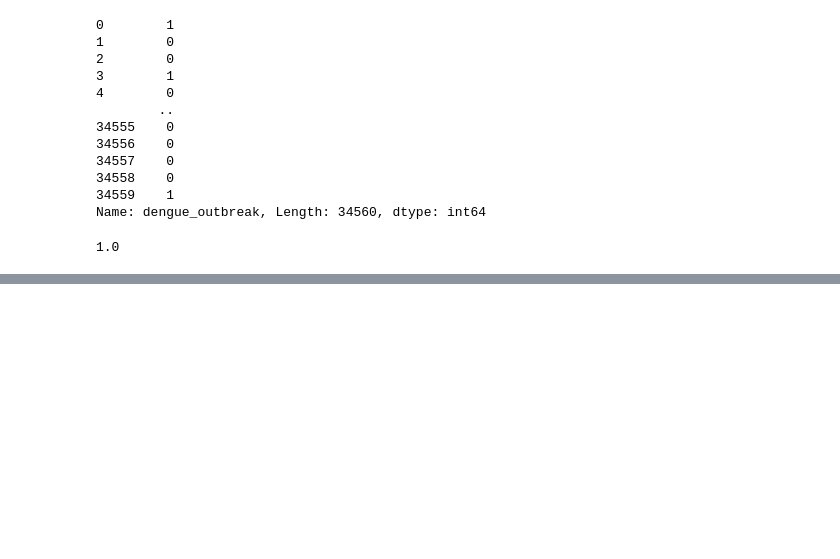
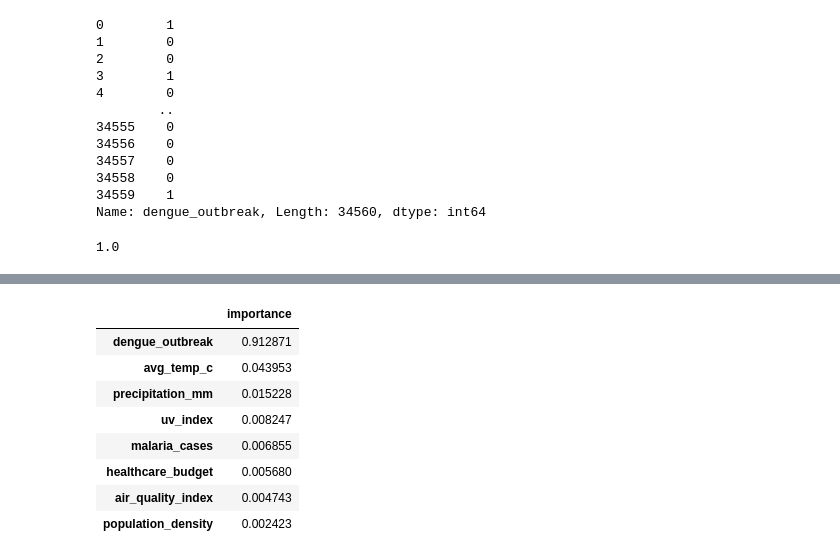
Before and after one commit to nchamara91/MLAssigmentNew, a Jupyter notebook: model/model_training.ipynb, the cells around one changed output, grey strips where cells are left out. Saved outputs shown, nothing was run; the diff lists cells and outputs as text; code cells hidden in the pictures; blank space fills up the shorter version.

```diff
--- a/model/model_training.ipynb
+++ b/model/model_training.ipynb
@@ -69,0 +82,13 @@ rf.score(X_test, y_test)
+# %%
+features =  pd.DataFrame(rf.feature_importances_, index=X.columns, columns=['importance']).sort_values('importance', ascending=False)
+features.head(10)
+# %% [output]
+|  | importance |
+| dengue_outbreak | 0.912871 |
+| avg_temp_c | 0.043953 |
+| precipitation_mm | 0.015228 |
+| uv_index | 0.008247 |
+| malaria_cases | 0.006855 |
+| healthcare_budget | 0.005680 |
+| air_quality_index | 0.004743 |
+| population_density | 0.002423 |
```
Also changed, not shown: parts of 5 cells of this notebook.
